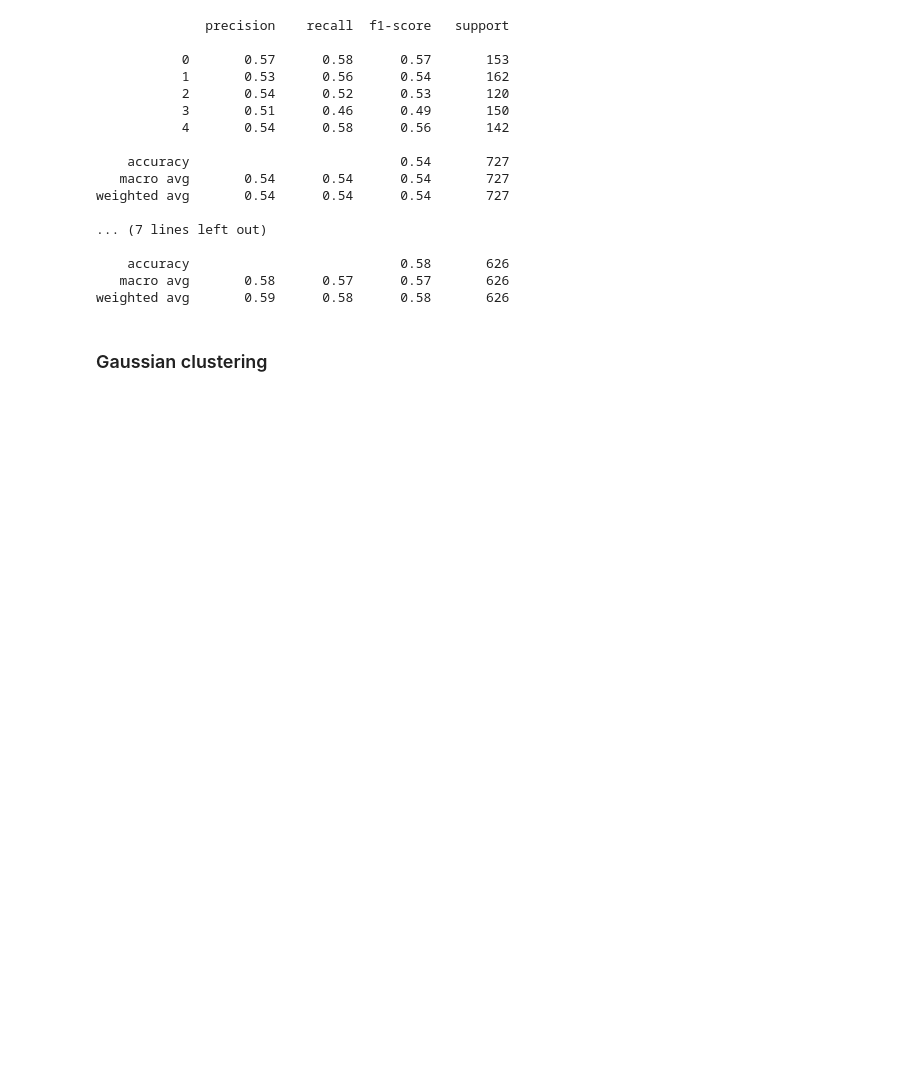
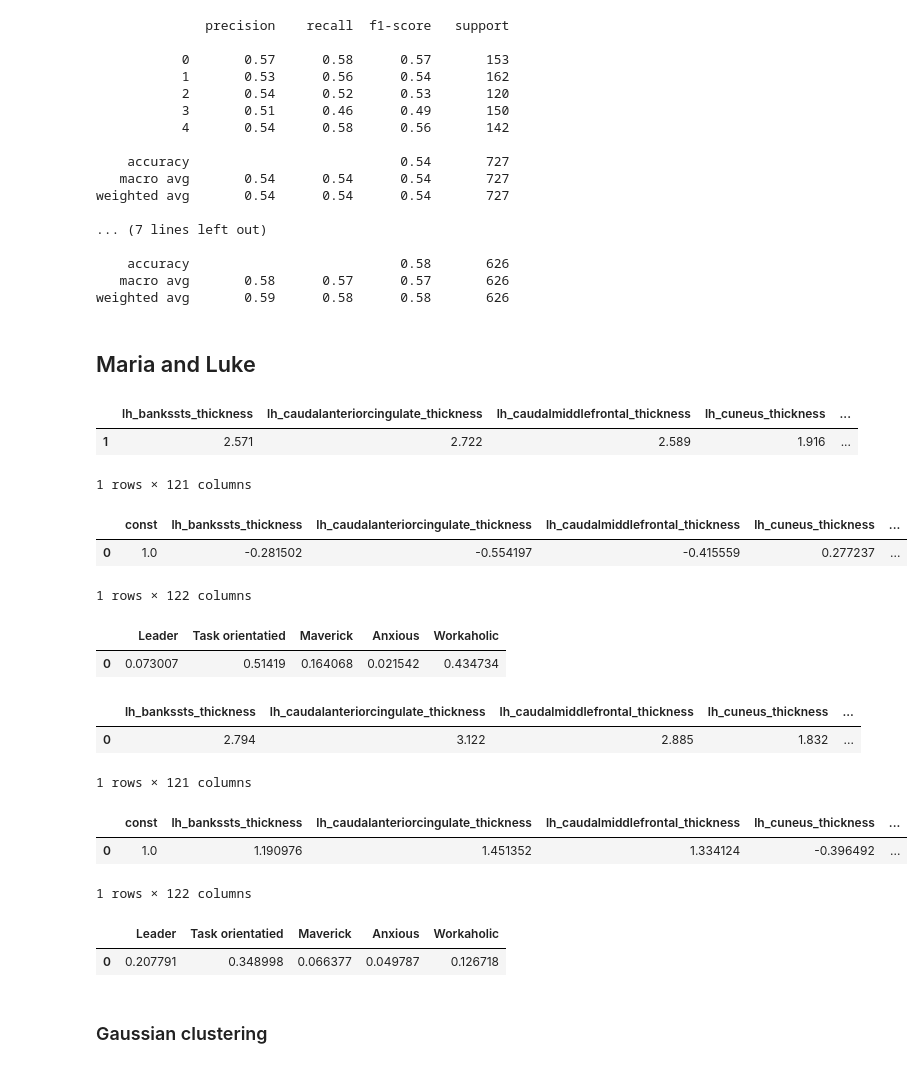
Before and after one commit to lukevano/mri_personality, a Jupyter notebook: notebooks/lv_lewagon_mri.ipynb, the cells around one changed output. Saved outputs shown, nothing was run; the diff lists cells and outputs as text; code cells hidden in the pictures; blank space fills up the shorter version.

Commit message:
Testing lukes brain data

```diff
--- a/notebooks/lv_lewagon_mri.ipynb
+++ b/notebooks/lv_lewagon_mri.ipynb
@@ -2363,3 +2368,26 @@ weighted avg       0.54      0.54      0.54       727
     accuracy                           0.58       626
    macro avg       0.58      0.57      0.57       626
 weighted avg       0.59      0.58      0.58       626
+# %% [markdown]
+## Maria and Luke
+# %%
+mllv = pd.read_excel(path_to_excel+'ml_lv_stats.xlsx')
+# %%
+ml = pd.DataFrame(mllv.loc[1,:][1:]).T
+ml
+# %% [output]
+|  | lh_bankssts_thickness | lh_caudalanteriorcingulate_thickness | lh_caudalmiddlefrontal_thickness | lh_cuneus_thickness | ... |
+| 1 | 2.571 | 2.722 | 2.589 | 1.916 | ... |
+1 rows × 121 columns
+# %%
+# Normalise features
+
+X_ml_scaled = scaler_f.transform(ml.values)
+X_ml_scaled_int = np.insert(X_ml_scaled, 0, 1)
+X_ml_df = pd.DataFrame(pd.DataFrame(X_ml_scaled_int)).T
+X_ml_df.columns = pd.Index(['const']).append(X_f.columns)
+X_ml_df
+# %% [output]
+|  | const | lh_bankssts_thickness | lh_caudalanteriorcingulate_thickness | lh_caudalmiddlefrontal_thickness | lh_cuneus_thickness | ... |
+| 0 | 1.0 | -0.281502 | -0.554197 | -0.415559 | 0.277237 | ... |
+1 rows × 122 columns
@@ -2365,0 +2400,29 @@ weighted avg       0.59      0.58      0.58       626
+# %%
+ml_knn_proba = pd.DataFrame({'Leader': y_pred_ml_knn_0_proba,
+                            'Task orientatied': y_pred_ml_knn_1_proba,
+                            'Maverick': y_pred_ml_knn_2_proba,
+                            'Anxious': y_pred_ml_knn_3_proba,
+                            'Workaholic': y_pred_ml_knn_4_proba})
+ml_knn_proba
+# %% [output]
+|  | Leader | Task orientatied | Maverick | Anxious | Workaholic |
+| 0 | 0.073007 | 0.51419 | 0.164068 | 0.021542 | 0.434734 |
+# %%
+lv = pd.DataFrame(mllv.loc[0,:][1:]).T
+lv
+# %% [output]
+|  | lh_bankssts_thickness | lh_caudalanteriorcingulate_thickness | lh_caudalmiddlefrontal_thickness | lh_cuneus_thickness | ... |
+| 0 | 2.794 | 3.122 | 2.885 | 1.832 | ... |
+1 rows × 121 columns
+# %%
+# Normalise features
+
+X_lv_scaled = scaler_m.transform(lv.values)
+X_lv_scaled_int = np.insert(X_lv_scaled, 0, 1)
+X_lv_df = pd.DataFrame(pd.DataFrame(X_lv_scaled_int)).T
+X_lv_df.columns = pd.Index(['const']).append(X_f.columns)
+X_lv_df
+# %% [output]
+|  | const | lh_bankssts_thickness | lh_caudalanteriorcingulate_thickness | lh_caudalmiddlefrontal_thickness | lh_cuneus_thickness | ... |
+| 0 | 1.0 | 1.190976 | 1.451352 | 1.334124 | -0.396492 | ... |
+1 rows × 122 columns
@@ -2366,3 +2435,13 @@ weighted avg       0.59      0.58      0.58       626
+# %%
+lv_knn_proba = pd.DataFrame({'Leader': y_pred_lv_knn_0_proba,
+                            'Task orientatied': y_pred_lv_knn_1_proba,
+                            'Maverick': y_pred_lv_knn_2_proba,
+                            'Anxious': y_pred_lv_knn_3_proba,
+                            'Workaholic': y_pred_lv_knn_4_proba})
+lv_knn_proba
+# %% [output]
+|  | Leader | Task orientatied | Maverick | Anxious | Workaholic |
+| 0 | 0.207791 | 0.348998 | 0.066377 | 0.049787 | 0.126718 |
 # %% [markdown]
 ### Gaussian clustering
 # %%
```
Also changed, not shown: parts of 76 cells of this notebook.
